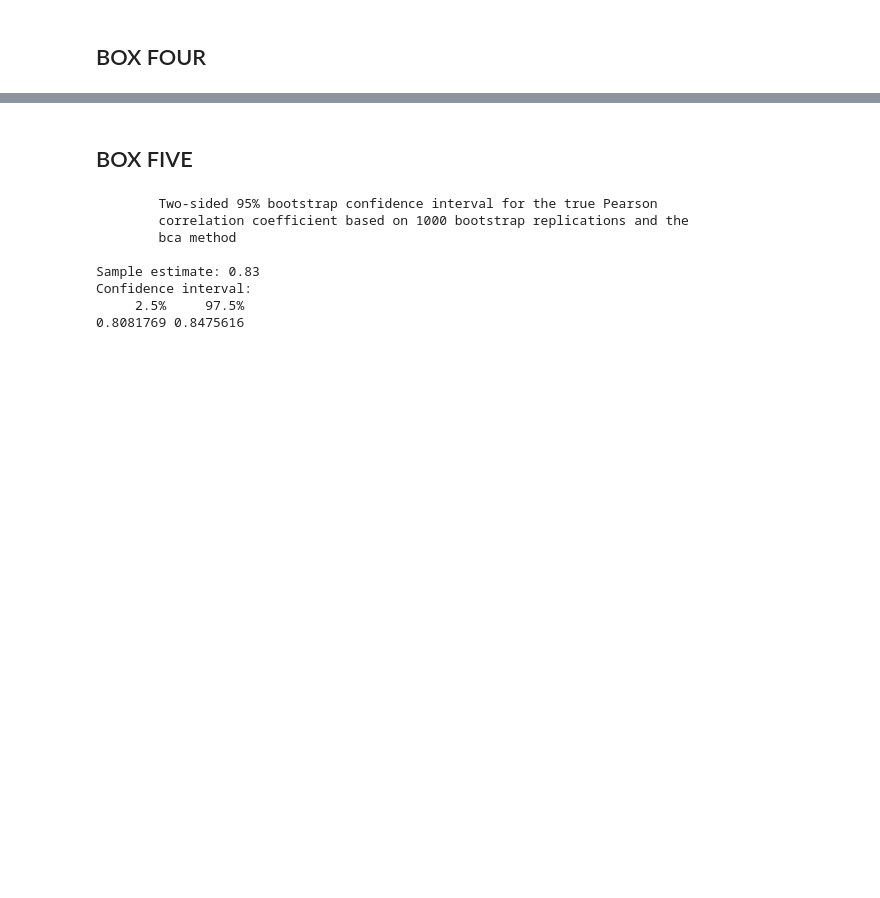
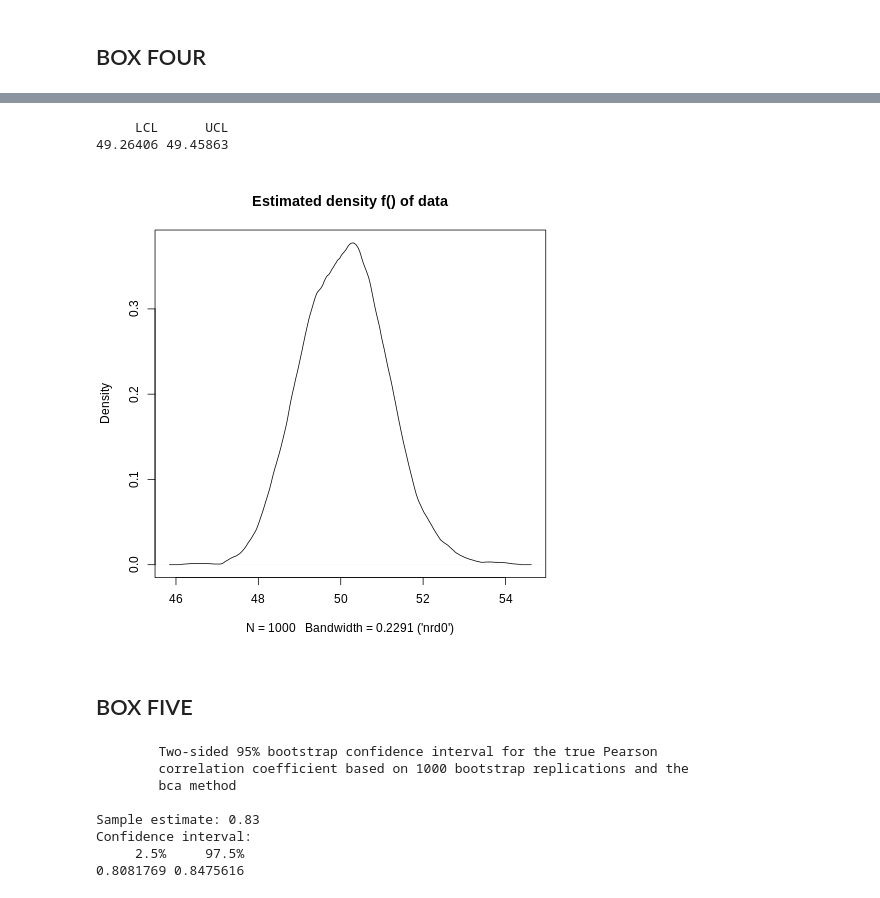
Before and after one commit to migariane/DeltaMethodInfluenceFunction, a Jupyter notebook: R-CodeBoxes.ipynb, the cells around one changed output, grey strips where cells are left out. Drawn from its saved outputs; the diff is of its cells as text; code cells hidden in the pictures; blank space fills up the shorter version.

```diff
--- a/R-CodeBoxes.ipynb
+++ b/R-CodeBoxes.ipynb
@@ -125,22 +167,2 @@ R[write to console]: downloaded 148 KB
 # %% [markdown]
 ## BOX THREE
-# %%
-%%R
-# Data generation
-install.packages('mvtnorm')
-library(mvtnorm)
-set.seed(123)
-sample  <- data.frame(rmvnorm(1000, c(3,4), matrix(c(1,0.3,0.3,2), ncol = 2)))
-colnames(sample) <- c("X","Y")
-sample <- data.frame(sample)
-
-# SE estimation for the ratio
-attach(sample)
-ratio <- X/Y;mean(ratio)
-n <- 1000
-a <-    (1 / (mean(Y))^2) * var(X)
-b <-   ((mean(X))^2 / (mean(Y))^4) * var(Y)
-c <-    2 * ((mean(X)) / (mean(Y))^3) * cov(X,Y)
-var.IF <- 1/n *(a+b-c); var.IF
-SE <- sqrt(var.IF); SE
-CI = c(mean(ratio)-qnorm(0.975)*SE,mean(ratio)+qnorm(0.975)*SE); mean(ratio); CI
@@ -176,3 +193,42 @@ CI = c(log(ratio)-qnorm(.975)*SE,log(ratio)+qnorm(.975)*SE); ratio; exp(CI)
+# %%
+# Data generation
+%%R
+set.seed(7777)
+#install.packages('kdensity')
+#install.packages('EnvStast')
+
+library(kdensity)
+library(EnvStats)
+n           <- 1000
+y           <- rnorm(n,50)
+my_p        <- 0.25 #Change as you see fit
+
+#Compute the first quartile
+empirical_quantile <- quantile(y, my_p);
+f_hat              <- kdensity(y, kernel = "epanechnikov", normalized = F)
+plot(f_hat, main = "Estimated density f() of data")
+
+# IF based 95%CI for Y
+var_IF  <- my_p*(1 - my_p)/(f_hat(empirical_quantile)^2)
+SEy_IF  <- sqrt(var_IF/n)
+CI      <- c(empirical_quantile - qnorm(0.975)*SEy_IF, empirical_quantile + qnorm(0.975)*SEy_IF); CI
+
+## 25%      95%
+## 49.28908 49.46078
+
+# Check results binomial and asymptotically based 95%CI
+eqnpar(x=y, p=my_p, ci=TRUE, ci.method="exact",approx.conf.level=0.95)$interval$limits
+
+##     LCL      UCL
+## 49.26460 49.45987
+
+eqnpar(x=y, p=my_p, ci=TRUE, ci.method="normal.approx",approx.conf.level=0.95)$interval$limits
+##     LCL      UCL
+## 49.26406 49.45863
+# %% [output]
+     LCL      UCL
+49.26406 49.45863
+[figure, added]
 # %% [markdown]
 ## BOX FIVE
 # %%
```
Also changed, not shown: parts of 16 cells of this notebook.
